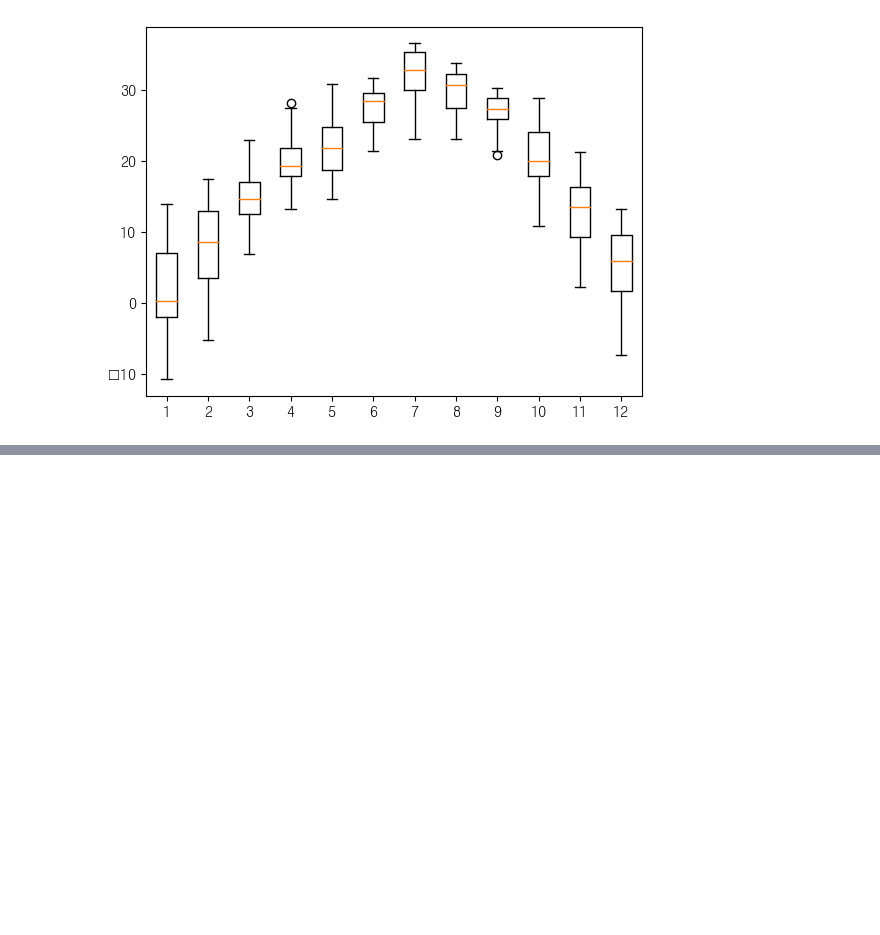
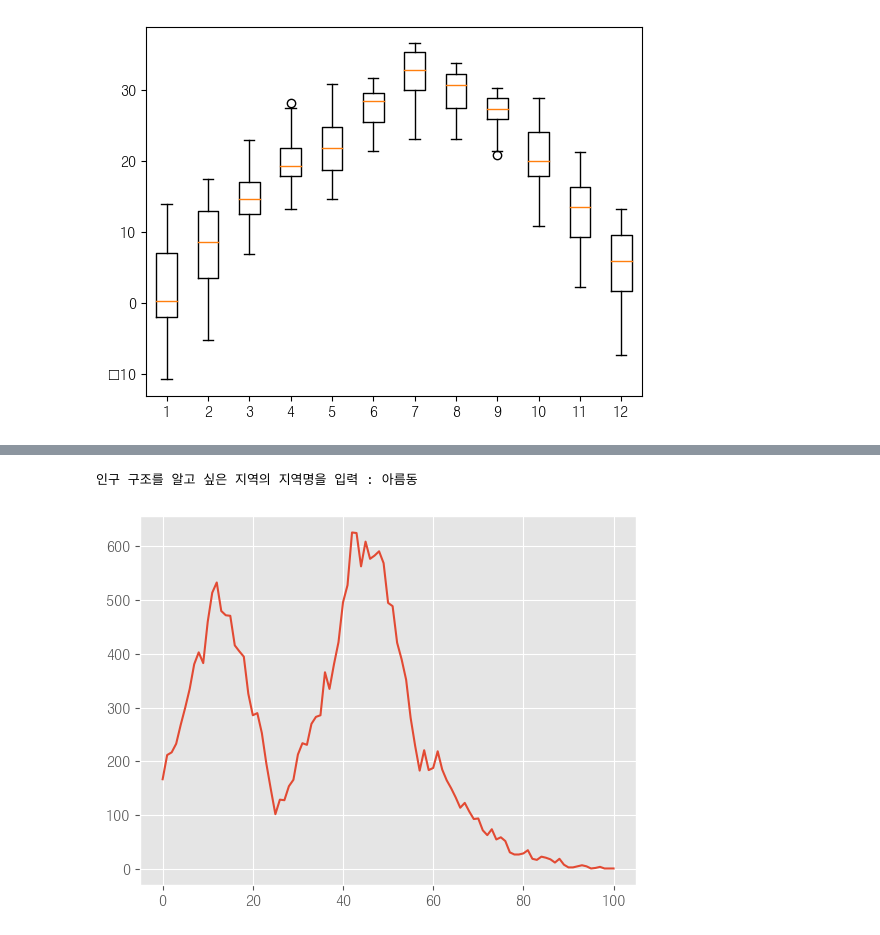
Before and after one commit to SoongMoo/hk_AI-RPA, a Jupyter notebook: python/06_data_analysis.ipynb, the cells around one changed output, grey strips where cells are left out. Drawn from its saved outputs; the diff is of its cells as text; code cells hidden in the pictures; blank space fills up the shorter version.

```diff
--- a/python/06_data_analysis.ipynb
+++ b/python/06_data_analysis.ipynb
@@ -611,0 +755,20 @@ plt.show()
+# %%
+# 각자의 사는 동내의 지역으로 검색해서 0세부터 100세까지의 데이터를 출력
+f = open("202302_202302_연령별인구현황_월간.csv")
+data = csv.reader(f)
+#print(data)
+age = []
+location = input("인구 구조를 알고 싶은 지역의 지역명을 입력 : ")
+for row in data:
+    #print(row)
+    #print(row[0])
+    if location in row[0]:
+        #print(row[3:])
+        for a in row[3:]:
+            age.append(float(a))
+plt.style.use("ggplot")
+plt.plot(age)
+plt.show()
+# %% [output]
+인구 구조를 알고 싶은 지역의 지역명을 입력 : 아름동
+[figure, added]
```
Also changed, not shown: parts of 34 cells of this notebook.
